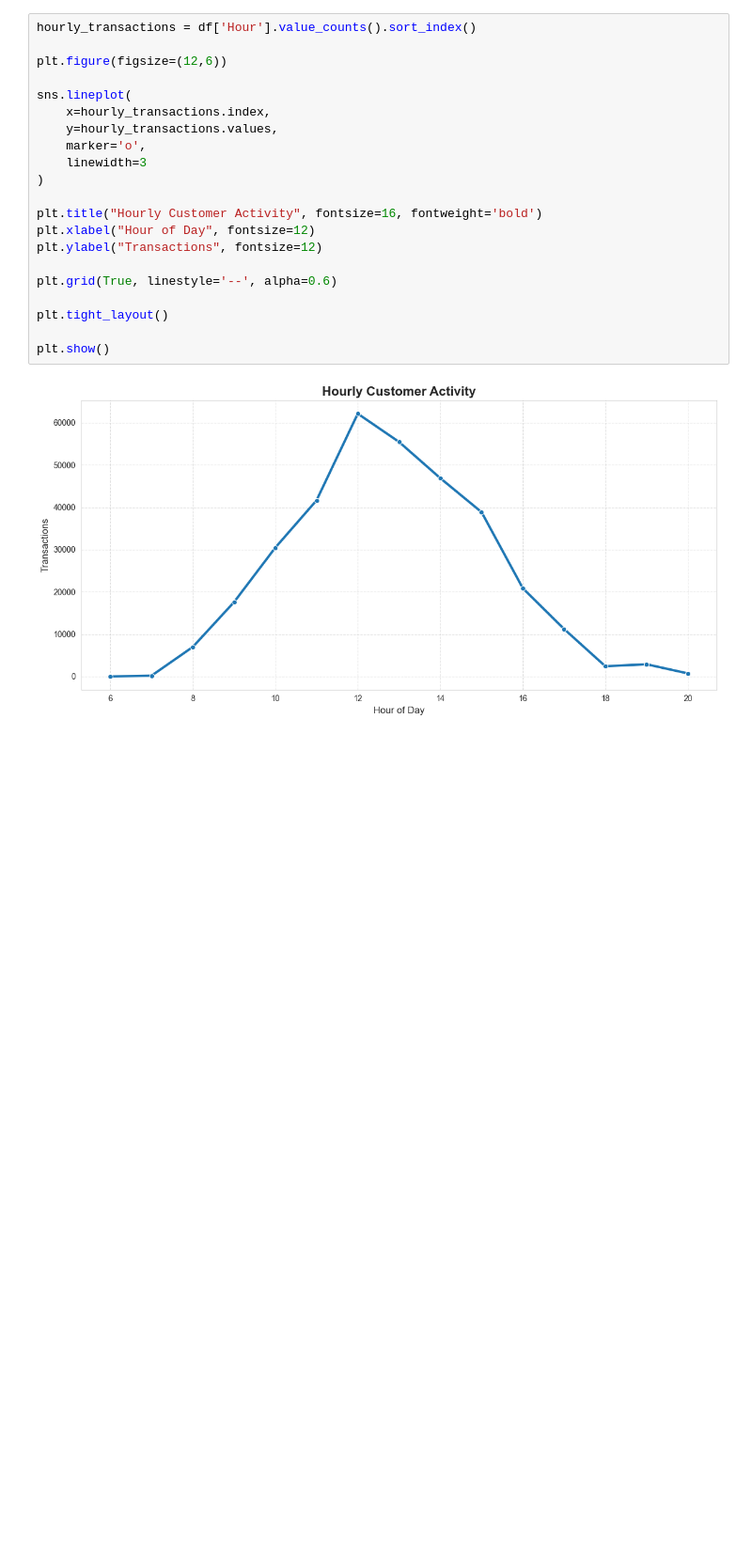
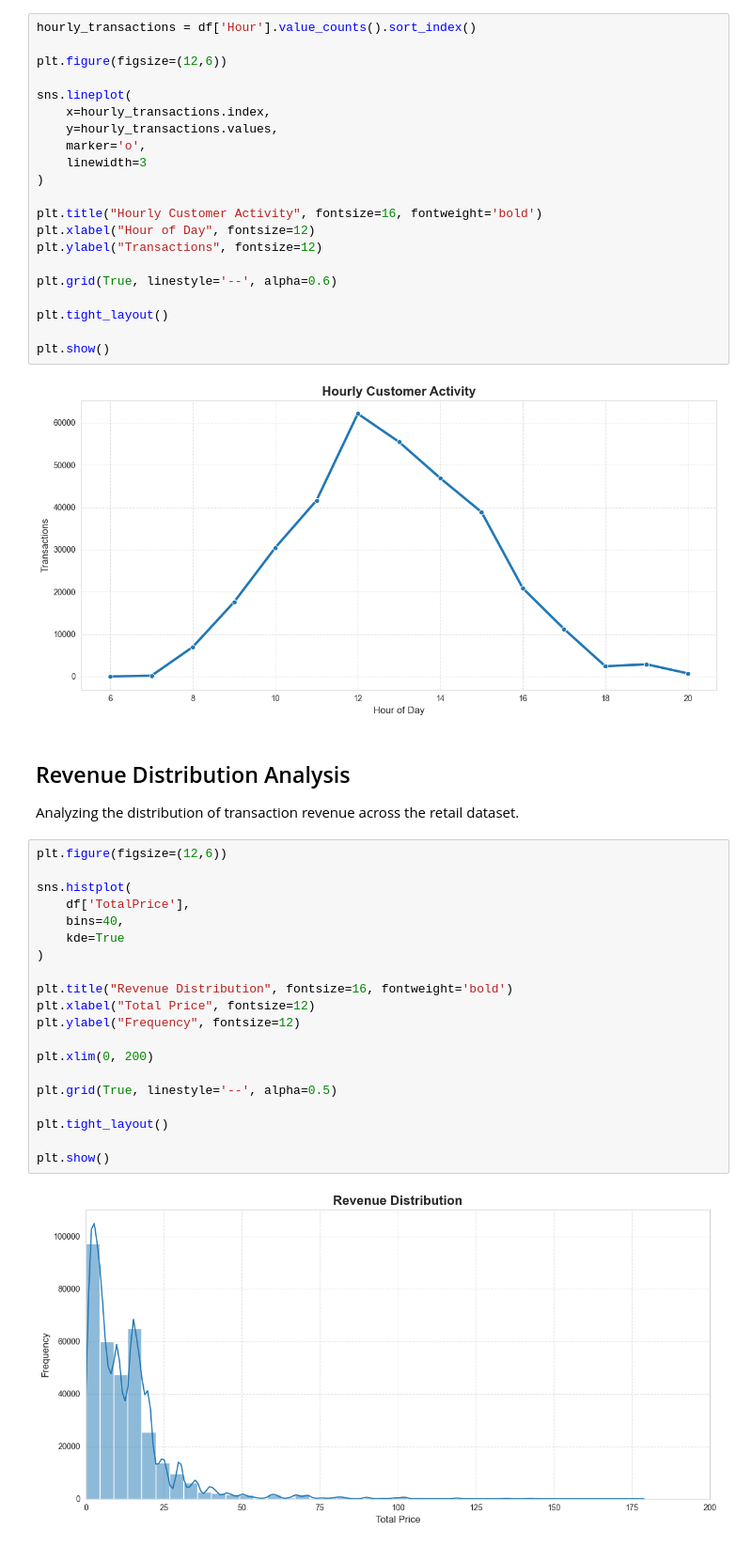
Before and after one commit to jebin24it-boop/Infotact_DA_Internship_Project, a Jupyter notebook: Project_1_Retail/notebooks/visualizations/retail_visuals_day1.ipynb, the cells around one changed output. Shown at 94% size. Drawn from its saved outputs; the diff is of its cells as text; blank space fills up the shorter version.

Commit message:
viz: added revenue distribution and country-level sales visualizations

```diff
--- a/Project_1_Retail/notebooks/visualizations/retail_visuals_day1.ipynb
+++ b/Project_1_Retail/notebooks/visualizations/retail_visuals_day1.ipynb
@@ -136,3 +136,29 @@ plt.tight_layout()
 plt.show()
 # %% [output]
 [figure]
+# %% [markdown]
+## Revenue Distribution Analysis
+
+Analyzing the distribution of transaction revenue across the retail dataset.
+# %%
+plt.figure(figsize=(12,6))
+
+sns.histplot(
+    df['TotalPrice'],
+    bins=40,
+    kde=True
+)
+
+plt.title("Revenue Distribution", fontsize=16, fontweight='bold')
+plt.xlabel("Total Price", fontsize=12)
+plt.ylabel("Frequency", fontsize=12)
+
+plt.xlim(0, 200)
+
+plt.grid(True, linestyle='--', alpha=0.5)
+
+plt.tight_layout()
+
+plt.show()
+# %% [output]
+[figure, added]
```
Also changed, not shown: parts of 2 cells of this notebook.
